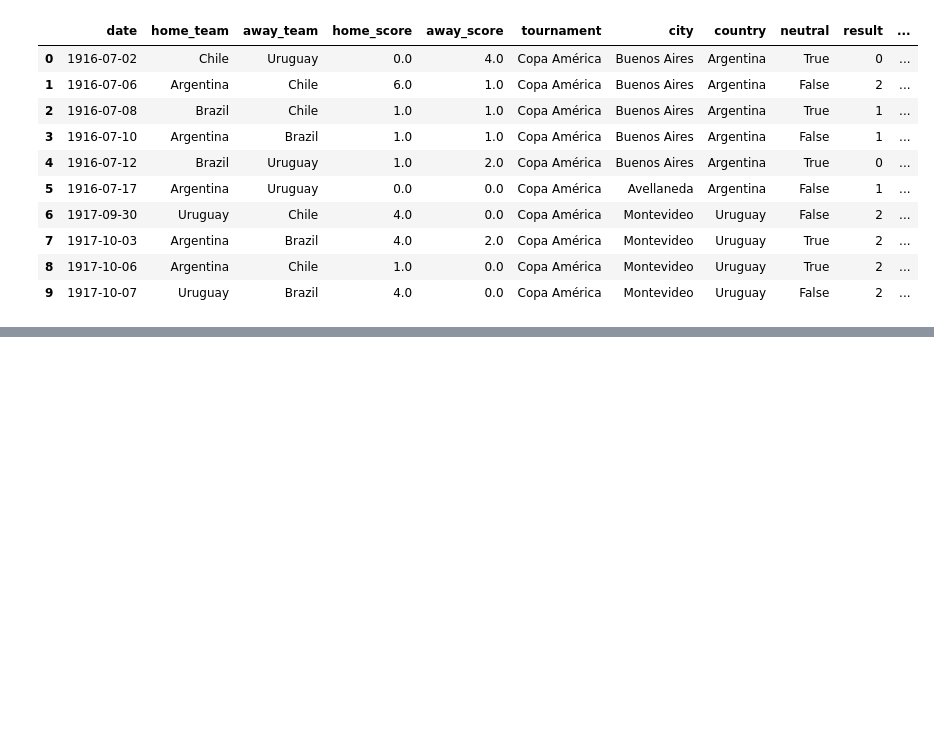
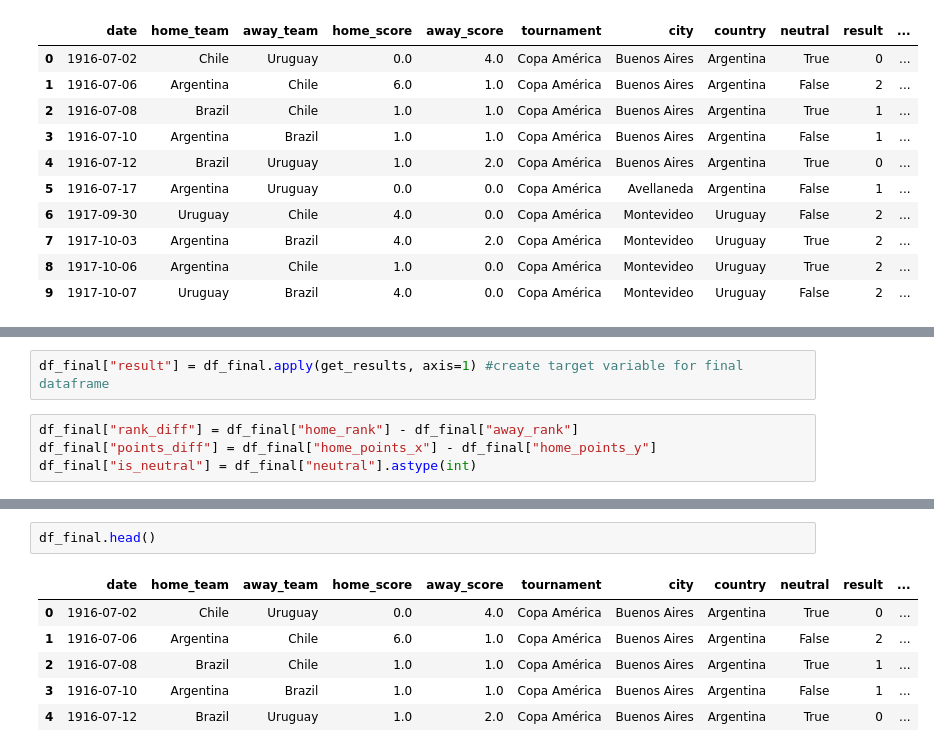
Before and after one commit to Prithviraj-chw/Fifa-WC-Predictor, a Jupyter notebook: model.ipynb, the cells around one changed output, grey strips where cells are left out. Drawn from its saved outputs; the diff is of its cells as text; blank space fills up the shorter version.

```diff
--- a/model.ipynb
+++ b/model.ipynb
@@ -224,0 +232,6 @@ print(post_1992[['date','home_team','away_team','home_rank','away_rank']].head(1
+# %%
+df_final["result"] = df_final.apply(get_results, axis=1) #create target variable for final dataframe
+# %%
+df_final["rank_diff"] = df_final["home_rank"] - df_final["away_rank"]
+df_final["points_diff"] = df_final["home_points_x"] - df_final["home_points_y"]
+df_final["is_neutral"] = df_final["neutral"].astype(int)
@@ -224,0 +252,9 @@ print(post_1992[['date','home_team','away_team','home_rank','away_rank']].head(1
+# %%
+df_final.head()
+# %% [output]
+|  | date | home_team | away_team | home_score | away_score | tournament | city | country | neutral | result | ... |
+| 0 | 1916-07-02 | Chile | Uruguay | 0.0 | 4.0 | Copa América | Buenos Aires | Argentina | True | 0 | ... |
+| 1 | 1916-07-06 | Argentina | Chile | 6.0 | 1.0 | Copa América | Buenos Aires | Argentina | False | 2 | ... |
+| 2 | 1916-07-08 | Brazil | Chile | 1.0 | 1.0 | Copa América | Buenos Aires | Argentina | True | 1 | ... |
+| 3 | 1916-07-10 | Argentina | Brazil | 1.0 | 1.0 | Copa América | Buenos Aires | Argentina | False | 1 | ... |
+| 4 | 1916-07-12 | Brazil | Uruguay | 1.0 | 2.0 | Copa América | Buenos Aires | Argentina | True | 0 | ... |
```
Also changed, not shown: parts of 16 cells of this notebook.
